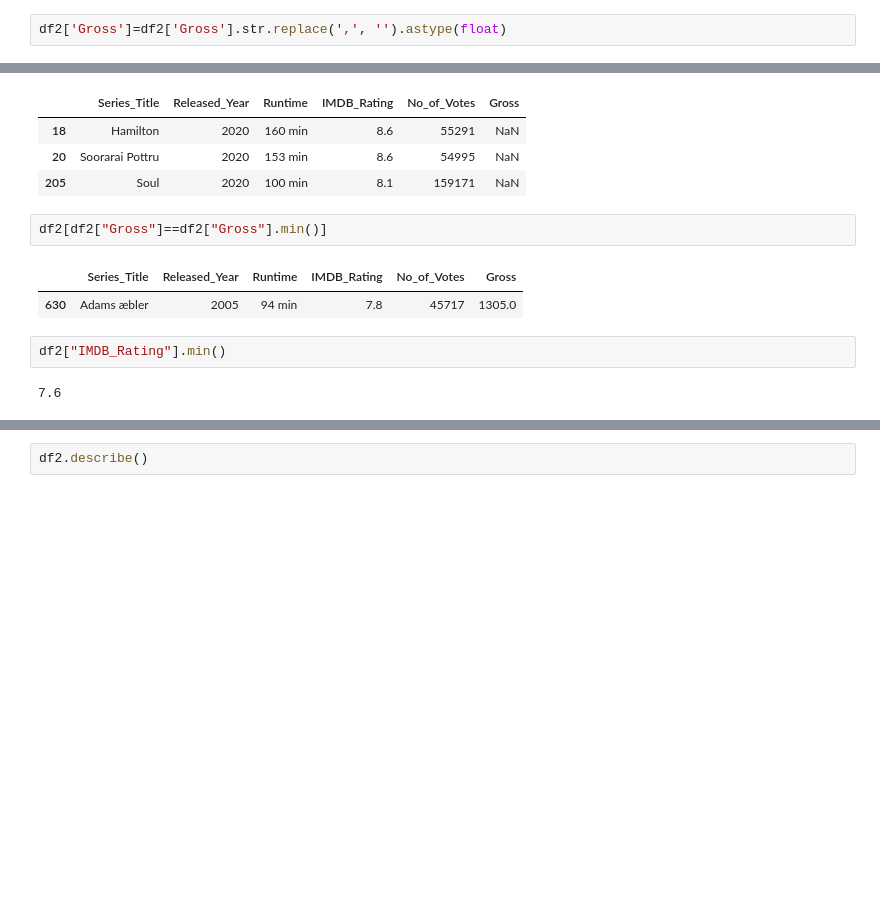
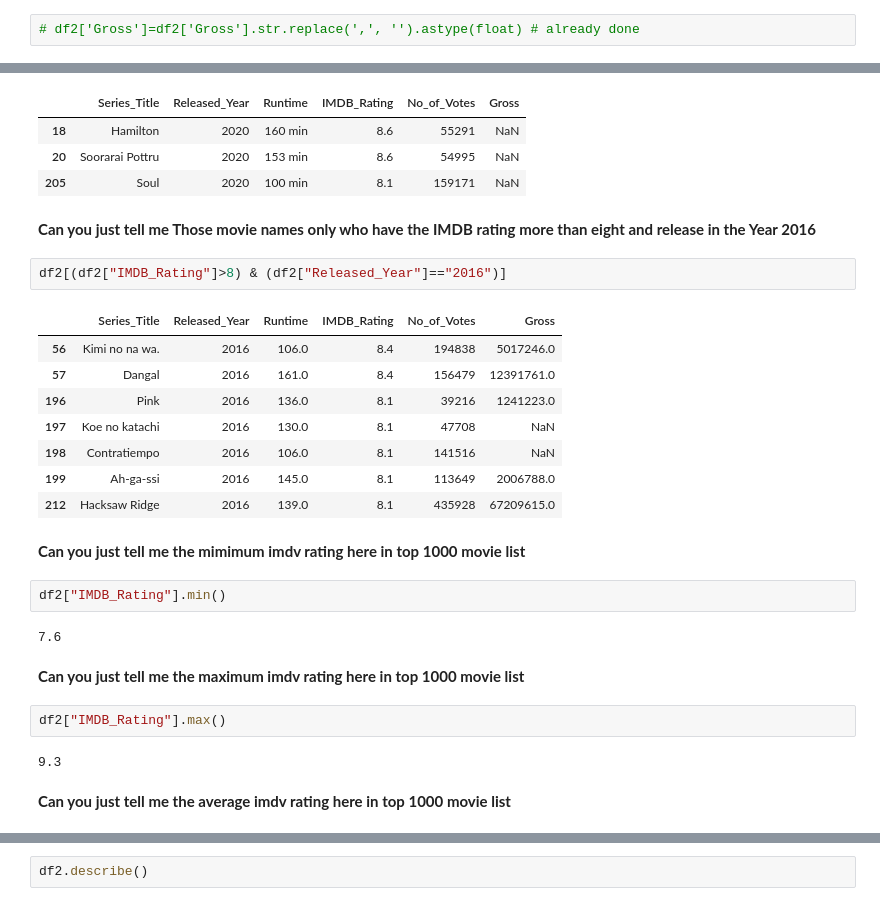
Before and after one commit to 007arjungangwar/Programming-in-Python-Section1, a Jupyter notebook: 03_04_2026_Imdb.ipynb, the cells around one changed output, grey strips where cells are left out. Cells and saved outputs as stored; diff of their text form; blank space fills up the shorter version.

Commit message:
Pandas for high-level data analysis and Matplotlib for visualization on IMDB top 1000 movies.

```diff
--- a/03_04_2026_Imdb.ipynb
+++ b/03_04_2026_Imdb.ipynb
@@ -240,6 +330,6 @@ dtypes: float64(1), int64(1), object(4)
 memory usage: 47.0+ KB
 # %%
-df2['Gross']=df2['Gross'].str.replace(',', '').astype(float)
+# df2['Gross']=df2['Gross'].str.replace(',', '').astype(float) # already done
 # %%
 df2.info()
 # %% [output]
@@ -282,12 +383,30 @@ df2[(df2["IMDB_Rating"]>8) & (df2["Released_Year"]=="2020")]
 | 18 | Hamilton | 2020 | 160 min | 8.6 | 55291 | NaN |
 | 20 | Soorarai Pottru | 2020 | 153 min | 8.6 | 54995 | NaN |
 | 205 | Soul | 2020 | 100 min | 8.1 | 159171 | NaN |
+# %% [markdown]
+**Can you just tell me Those movie names only who have the IMDB rating more than eight and release in the Year 2016**
 # %%
-df2[df2["Gross"]==df2["Gross"].min()]
+df2[(df2["IMDB_Rating"]>8) & (df2["Released_Year"]=="2016")]
 # %% [output]
 |  | Series_Title | Released_Year | Runtime | IMDB_Rating | No_of_Votes | Gross |
-| 630 | Adams æbler | 2005 | 94 min | 7.8 | 45717 | 1305.0 |
+| 56 | Kimi no na wa. | 2016 | 106.0 | 8.4 | 194838 | 5017246.0 |
+| 57 | Dangal | 2016 | 161.0 | 8.4 | 156479 | 12391761.0 |
+| 196 | Pink | 2016 | 136.0 | 8.1 | 39216 | 1241223.0 |
+| 197 | Koe no katachi | 2016 | 130.0 | 8.1 | 47708 | NaN |
+| 198 | Contratiempo | 2016 | 106.0 | 8.1 | 141516 | NaN |
+| 199 | Ah-ga-ssi | 2016 | 145.0 | 8.1 | 113649 | 2006788.0 |
+| 212 | Hacksaw Ridge | 2016 | 139.0 | 8.1 | 435928 | 67209615.0 |
+# %% [markdown]
+**Can you just tell me the mimimum imdv rating here in top 1000 movie list**
 # %%
 df2["IMDB_Rating"].min()
 # %% [output]
 7.6
+# %% [markdown]
+**Can you just tell me the maximum imdv rating here in top 1000 movie list**
+# %%
+df2["IMDB_Rating"].max()
+# %% [output]
+9.3
+# %% [markdown]
+**Can you just tell me the average imdv rating here in top 1000 movie list**
```
Also changed, not shown: parts of 82 cells of this notebook.
